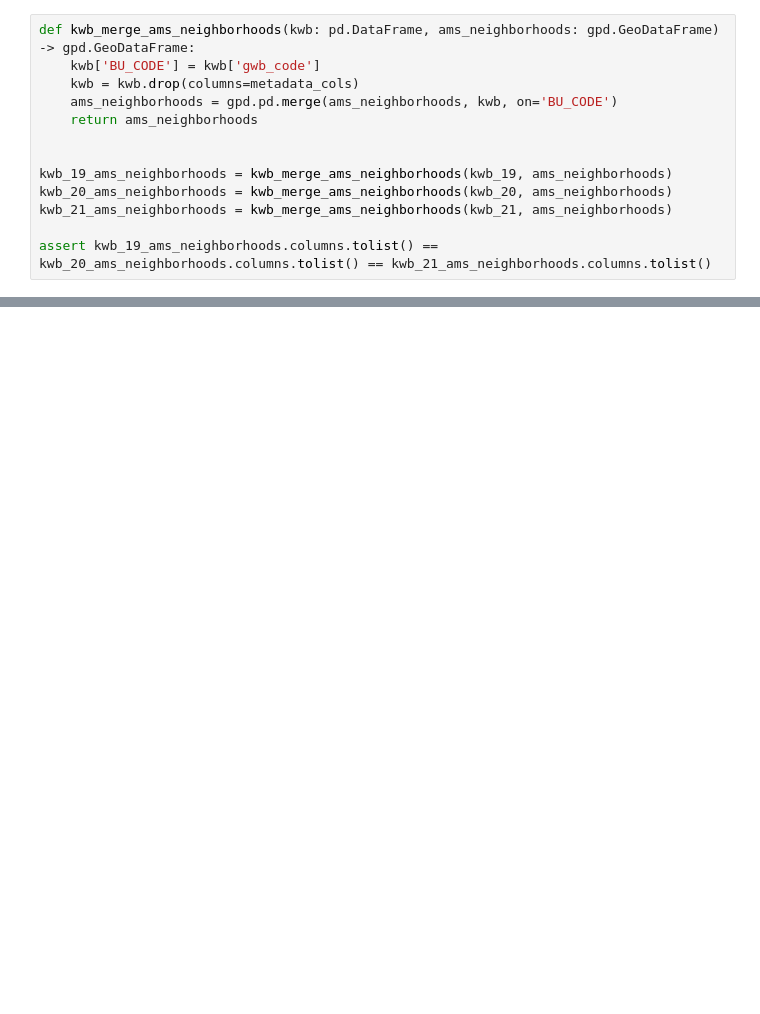
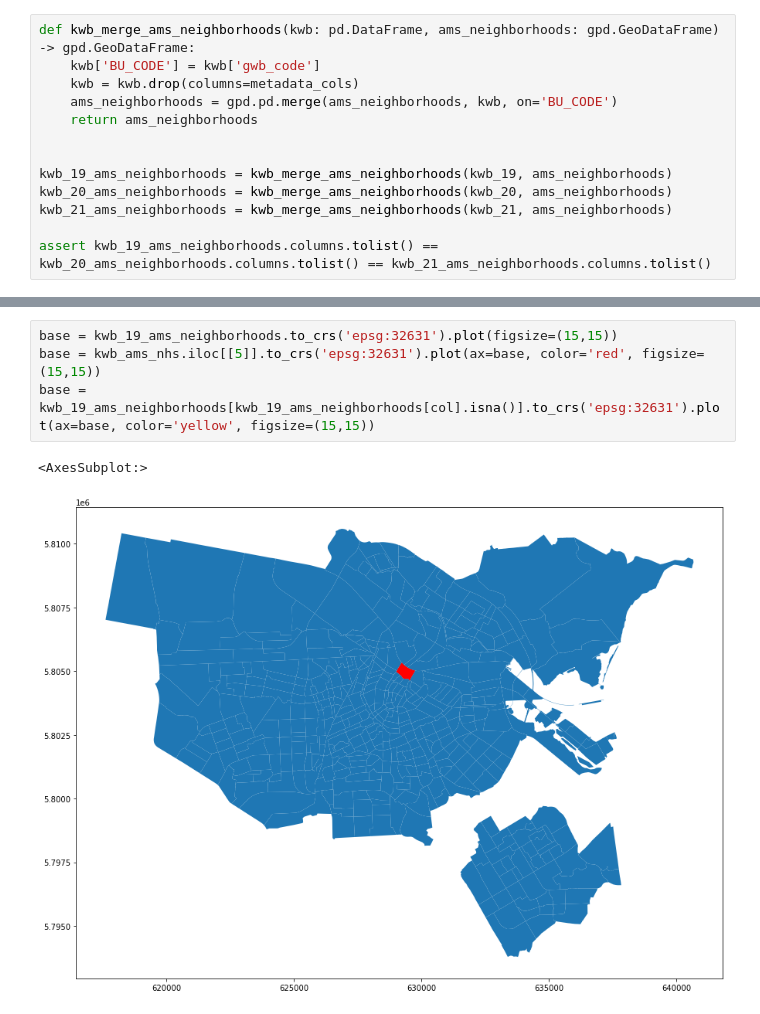
Before and after one commit to EquiCity/thesis, a Jupyter notebook: eda/notebooks/ams_neighbourhood_data_cleaning.ipynb, the cells around one changed output, grey strips where cells are left out. Saved outputs shown, nothing was run; the diff lists cells and outputs as text; blank space fills up the shorter version.

```diff
--- a/eda/notebooks/ams_neighbourhood_data_cleaning.ipynb
+++ b/eda/notebooks/ams_neighbourhood_data_cleaning.ipynb
@@ -80,0 +155,7 @@ kwb_21_ams_neighborhoods.to_parquet(BASE_DATA_DIR.joinpath(CLEANED_DIR.joinpath(
+# %%
+base = kwb_19_ams_neighborhoods.to_crs('epsg:32631').plot(figsize=(15,15))
+base = kwb_ams_nhs.iloc[[5]].to_crs('epsg:32631').plot(ax=base, color='red', figsize=(15,15))
+base = kwb_19_ams_neighborhoods[kwb_19_ams_neighborhoods[col].isna()].to_crs('epsg:32631').plot(ax=base, color='yellow', figsize=(15,15))
+# %% [output]
+<AxesSubplot:>
+[figure, added]
```
Also changed, not shown: parts of 15 cells of this notebook, 2 other files.
